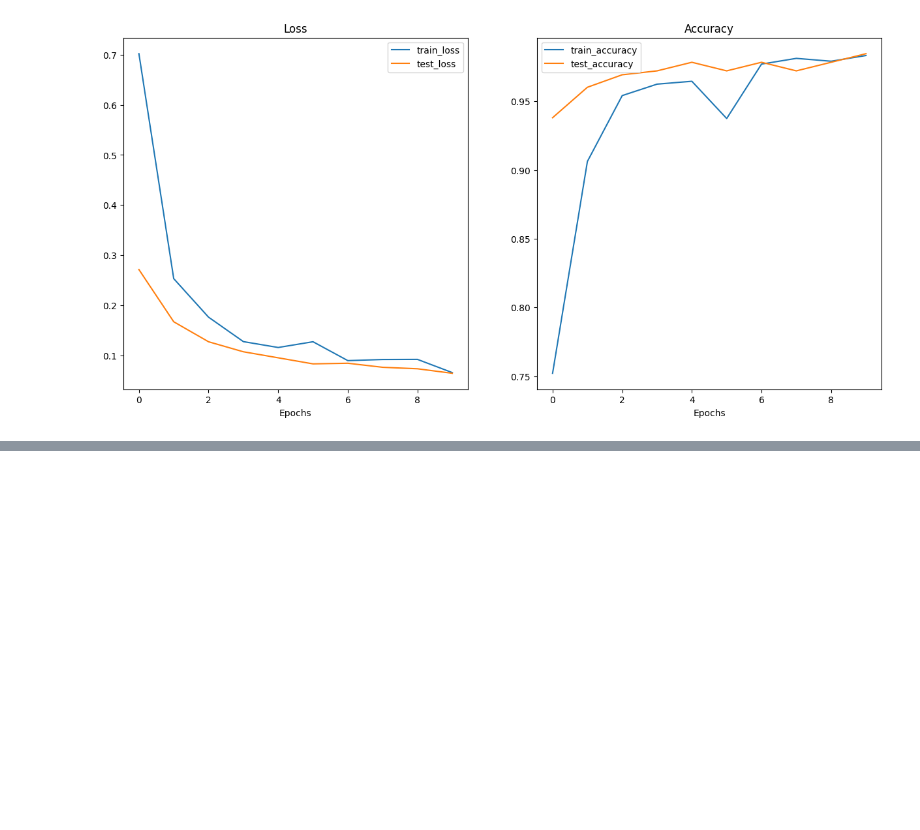
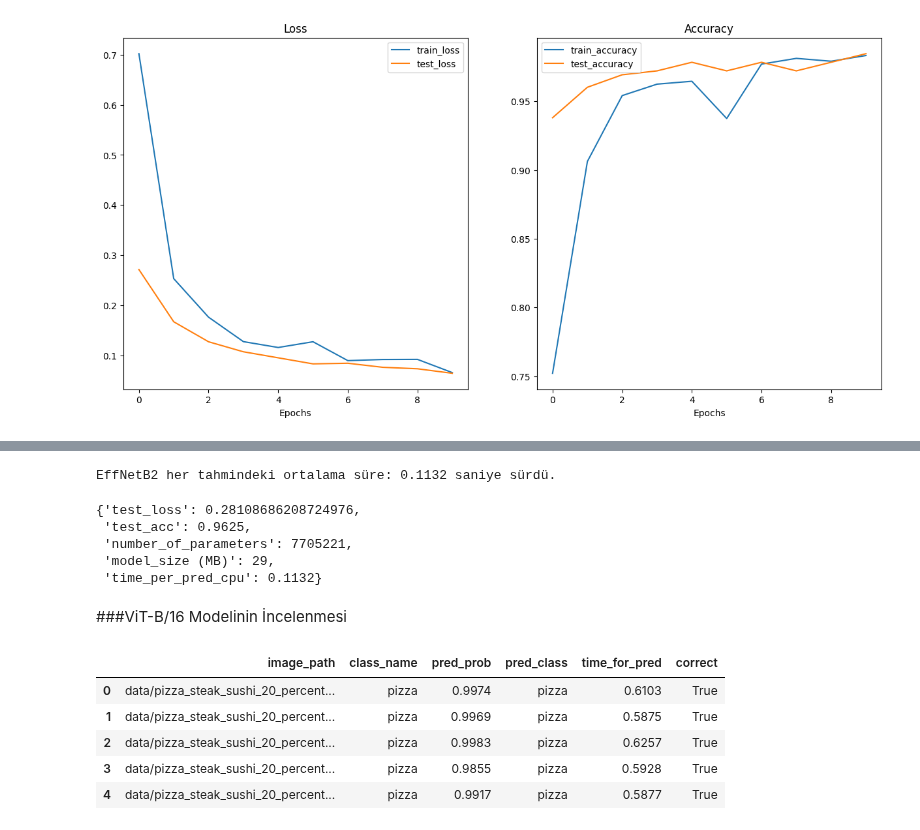
Before and after one commit to ugursirvermez/PyTorch_Education, a Jupyter notebook: 11_pytorch_model_deployment.ipynb, the cells around one changed output, grey strips where cells are left out. Drawn from its saved outputs; the diff is of its cells as text; code cells hidden in the pictures; blank space fills up the shorter version.

```diff
--- a/11_pytorch_model_deployment.ipynb
+++ b/11_pytorch_model_deployment.ipynb
@@ -365,0 +477,37 @@ Eğitilmiş ViT Modeli Boyutu: 327 MB
+# %%
+# Her tahmindeki ortalama süreyi yazdıralım.
+effnetb2_average_time_per_pred = round(effnetb2_test_pred_df.time_for_pred.mean(), 4)
+print(f"EffNetB2 her tahmindeki ortalama süre: {effnetb2_average_time_per_pred} saniye sürdü.")
+# %% [output]
+EffNetB2 her tahmindeki ortalama süre: 0.1132 saniye sürdü.
+# %%
+# EffNetB2 ortalama tahmin süresini yazdıralım.
+effnetb2_stats["time_per_pred_cpu"] = effnetb2_average_time_per_pred
+effnetb2_stats
+# %% [output]
+{'test_loss': 0.28108686208724976,
+ 'test_acc': 0.9625,
+ 'number_of_parameters': 7705221,
+ 'model_size (MB)': 29,
+ 'time_per_pred_cpu': 0.1132}
+# %% [markdown]
+###ViT-B/16 Modelinin İncelenmesi
+# %%
+# ViT modelni hazırlama
+vit_test_pred_dicts = pred_and_store(paths=test_data_paths,
+                                     model=vit,
+                                     transform=vit_transforms,
+                                     class_names=class_names,
+                                     device="cpu")
+
+# DataFrame ile Sonuçları Yazdıralım.
+import pandas as pd
+vit_test_pred_df = pd.DataFrame(vit_test_pred_dicts)
+vit_test_pred_df.head()
+# %% [output]
+|  | image_path | class_name | pred_prob | pred_class | time_for_pred | correct |
+| 0 | data/pizza_steak_sushi_20_percent... | pizza | 0.9974 | pizza | 0.6103 | True |
+| 1 | data/pizza_steak_sushi_20_percent... | pizza | 0.9969 | pizza | 0.5875 | True |
+| 2 | data/pizza_steak_sushi_20_percent... | pizza | 0.9983 | pizza | 0.6257 | True |
+| 3 | data/pizza_steak_sushi_20_percent... | pizza | 0.9855 | pizza | 0.5928 | True |
+| 4 | data/pizza_steak_sushi_20_percent... | pizza | 0.9917 | pizza | 0.5877 | True |
```
Also changed, not shown: parts of 12 cells of this notebook.
